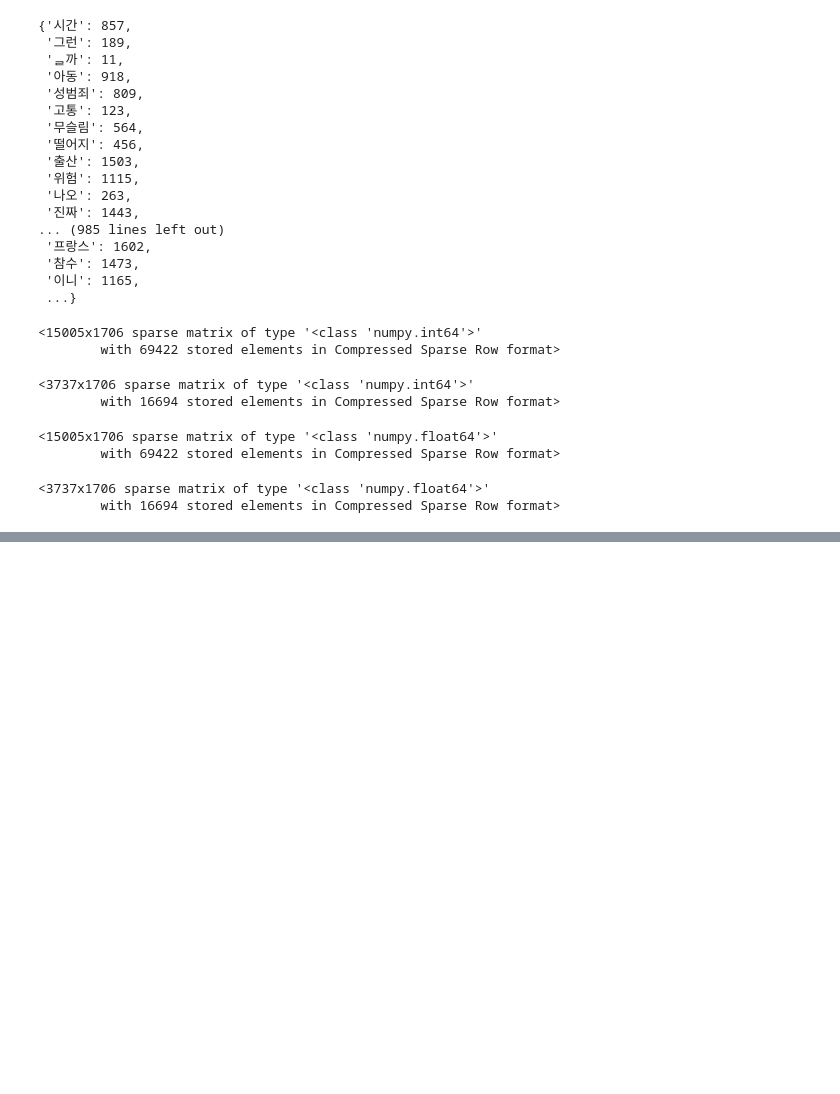
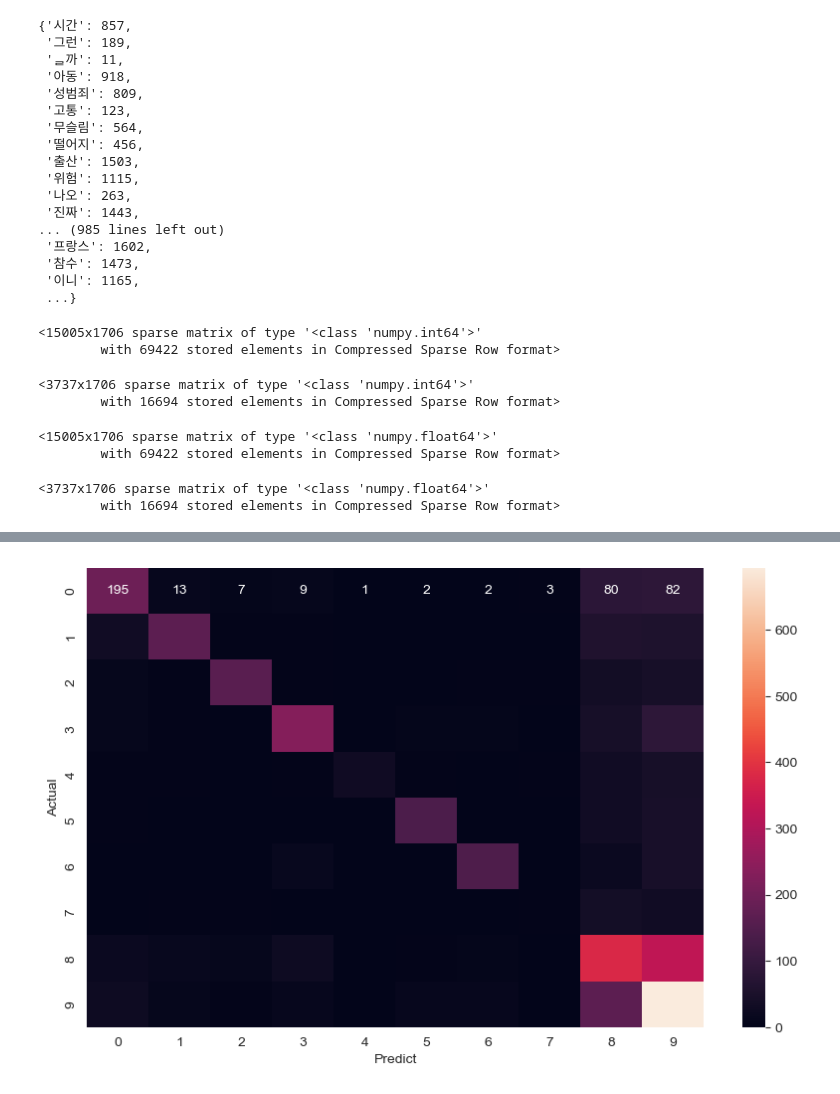
Before and after one commit to pa3757/aischoolpython, a Jupyter notebook: machineLearning/textmining.ipynb, the cells around one changed output, grey strips where cells are left out. Cells and saved outputs as stored; diff of their text form; code cells hidden in the pictures; blank space fills up the shorter version.

```diff
--- a/machineLearning/textmining.ipynb
+++ b/machineLearning/textmining.ipynb
@@ -868,0 +958,7 @@ X_test_embedding = unsmile_transform_model.encode(kiwi_token_test)
+# %%
+grid = GridSearchCV(unsmile_pipeline # 검증할 모델
+                    , param_grid=grid_params # 테스트 할 파라미터 조합
+                    , cv=3 # 교차검증 횟수
+                    , n_jobs=-1) # PC 자원 최대화
+# %%
+grid.fit(kiwi_token_train, train['y'])
@@ -868,0 +982,3 @@ X_test_embedding = unsmile_transform_model.encode(kiwi_token_test)
+# %%
+# best_model
+best_model = grid.best_estimator_
@@ -868,0 +998,2 @@ X_test_embedding = unsmile_transform_model.encode(kiwi_token_test)
+# %%
+y_pre = best_model.predict(kiwi_token_test)
@@ -868,0 +1019,10 @@ X_test_embedding = unsmile_transform_model.encode(kiwi_token_test)
+# %%
+# 시각화
+import seaborn as sns
+import matplotlib.pyplot as plt
+
+plt.figure(figsize=(10,6))
+sns.heatmap(pd.crosstab(test['y'], y_pre, rownames=['Actual'], colnames=['Predict']), annot=True, fmt='d')
+plt.show()
+# %% [output]
+[figure, added]
```
Also changed, not shown: parts of 38 cells of this notebook, 13 other files.
